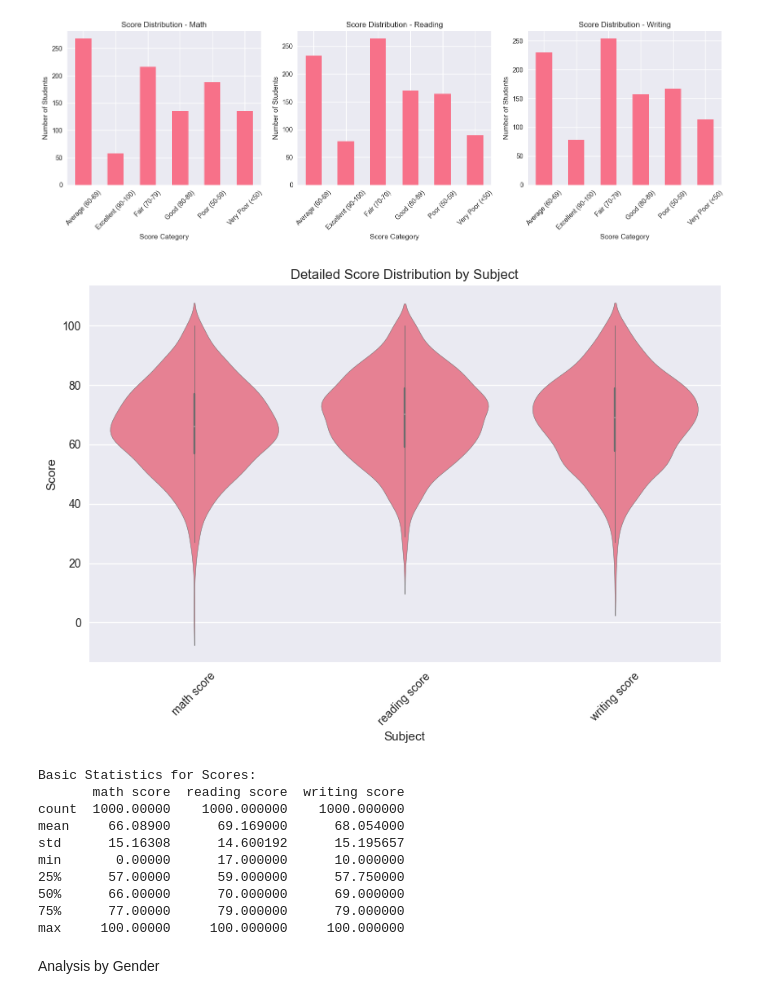
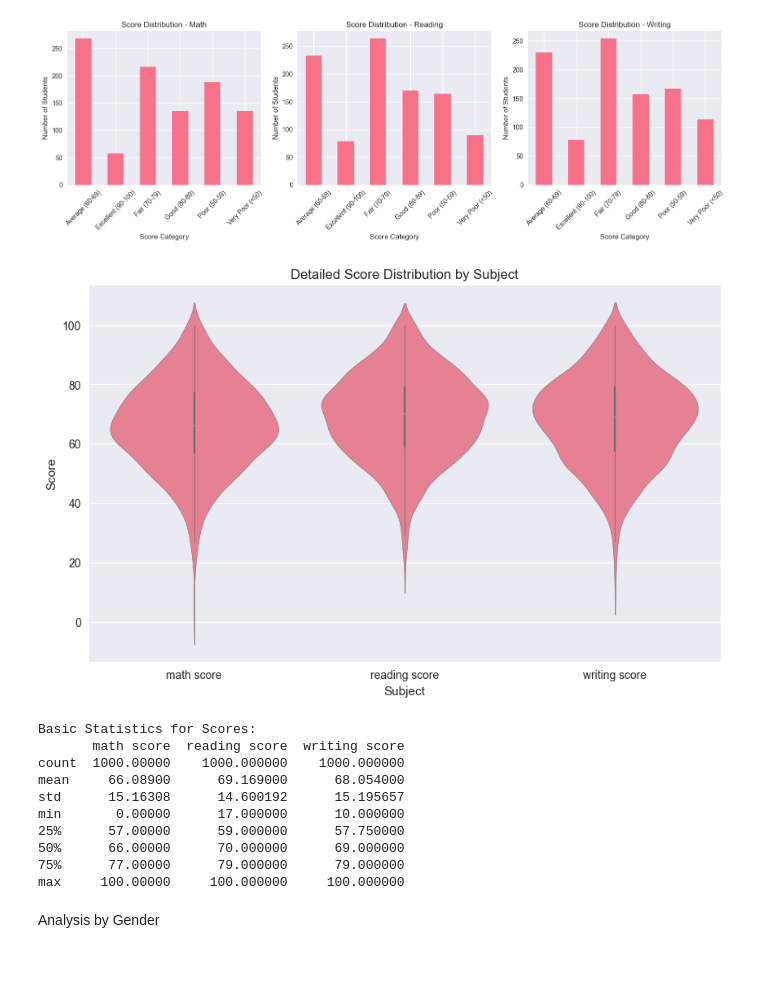
Before and after one commit to ANGFLO26/phanvantai_2202081_data_visualization, a Jupyter notebook: final/sourse/final.ipynb, the cells around one changed output. Cells and saved outputs as stored; diff of their text form; code cells hidden in the pictures; blank space fills up the shorter version.

```diff
--- a/final/sourse/final.ipynb
+++ b/final/sourse/final.ipynb
@@ -6,7 +6,7 @@ import seaborn as sns
 from scipy import stats
 # %%
 # Read the dataset
-df = pd.read_csv('C:\\Users\\taiphan\\Documents\\01\\data\\StudentsPerformance.csv')
+df = pd.read_csv('C:\\Users\\taiphan\\Documents\\phanvantai_2202081_data_visualization\\final\\data\\StudentsPerformance.csv')
 
 # Set style for plots
 plt.style.use('seaborn-v0_8')
@@ -143,20 +144,20 @@ plt.show()
 # %%
 # Create violin plot for detailed distribution
 plt.figure(figsize=(10, 6))
 df[['math score', 'reading score', 'writing score']].melt().pipe(
     (sns.violinplot, 'data'), x='variable', y='value')
 plt.title('Detailed Score Distribution by Subject')
 plt.xlabel('Subject')
 plt.ylabel('Score')
-plt.xticks(rotation=45)
+plt.xticks(rotation=0)
 plt.show()
 
 # Calculate basic statistics
 stats_summary = df[['math score', 'reading score', 'writing score']].describe()
 print("\nBasic Statistics for Scores:")
 print(stats_summary)
 # %% [output]
-[figure, old version]
+[figure, new version]
 Basic Statistics for Scores:
        math score  reading score  writing score
 count  1000.00000    1000.000000    1000.000000
```
Also changed, not shown: parts of 2 cells of this notebook, 1 other file.
